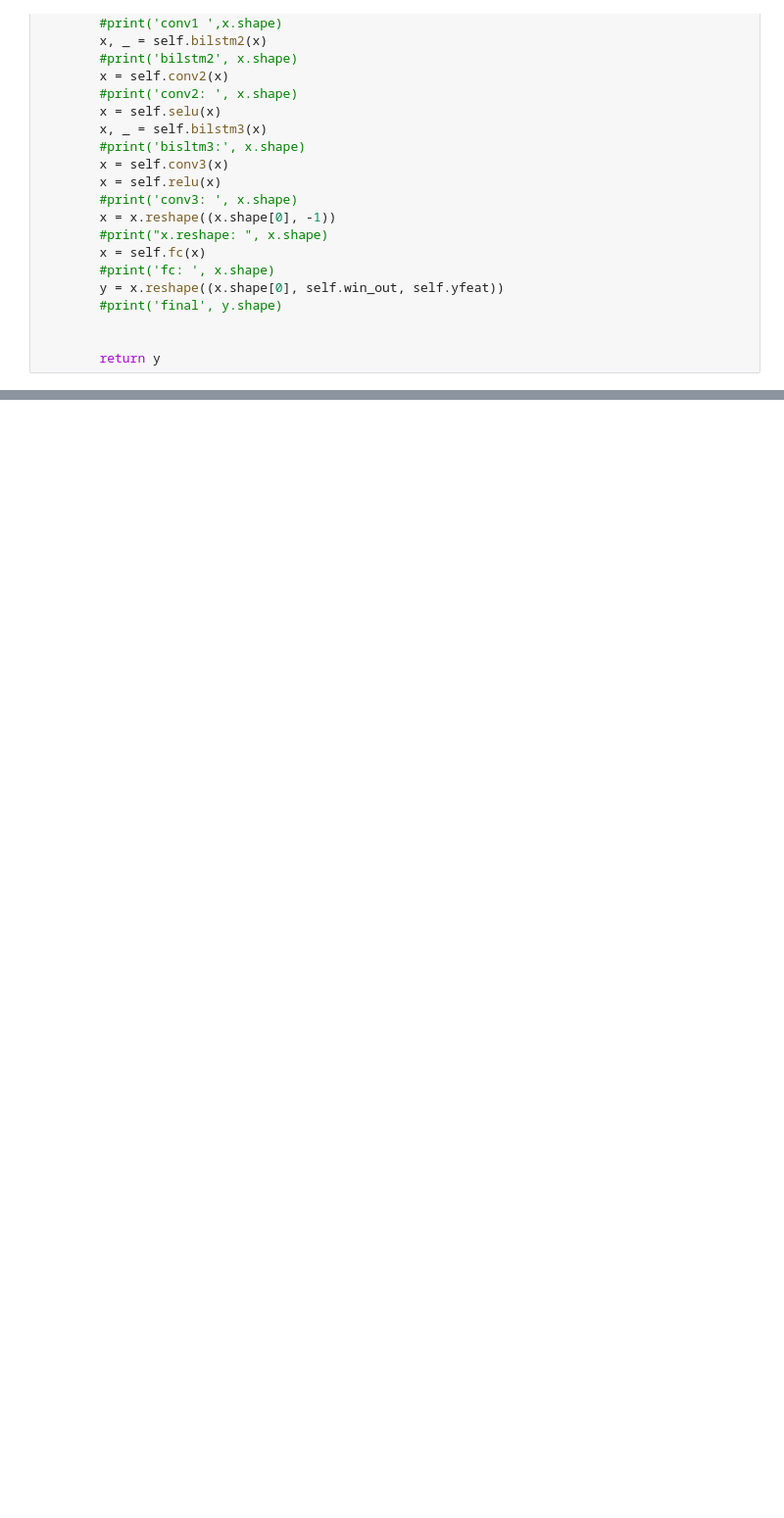
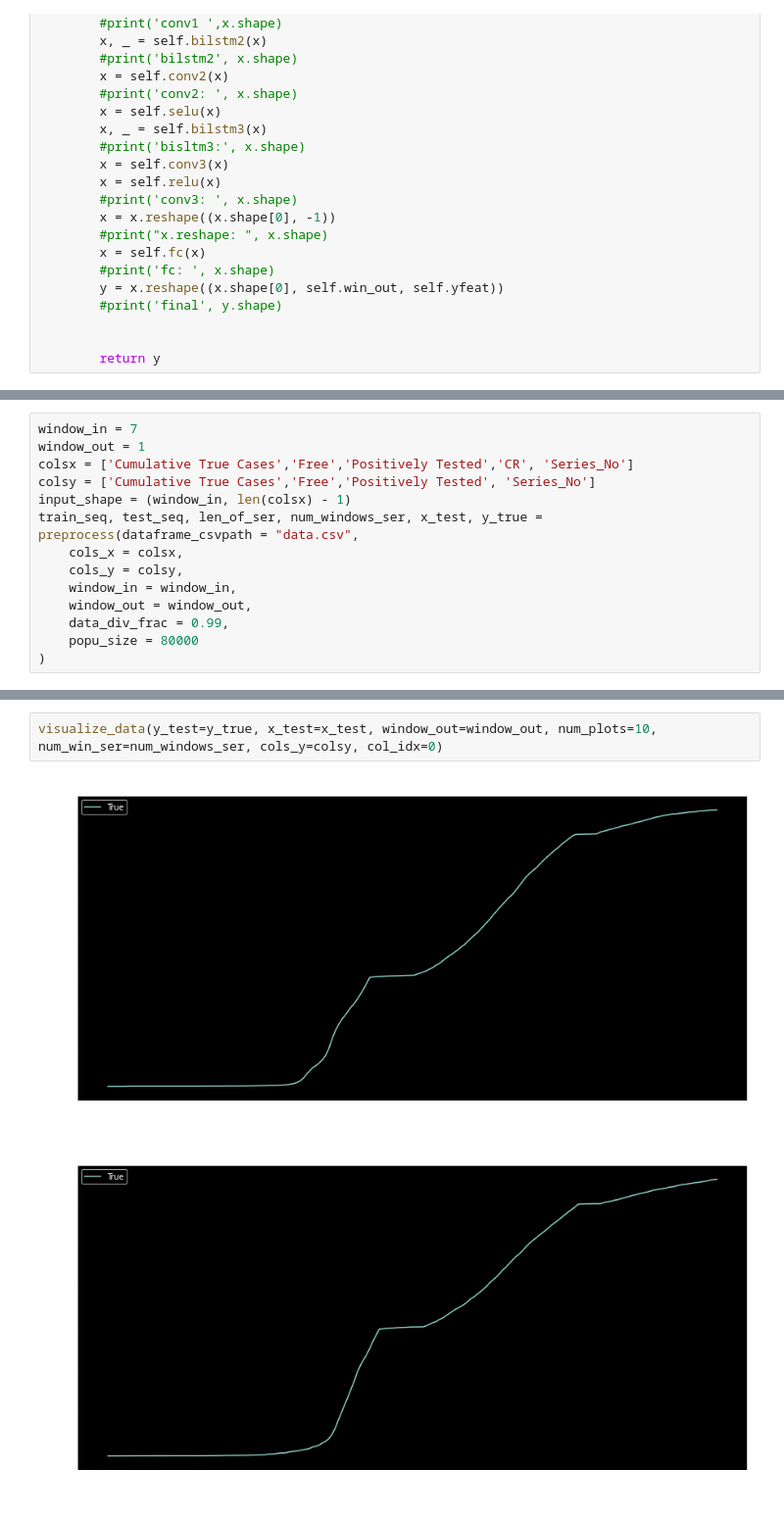
Before and after one commit to matharg7/TSE_SIR, a Jupyter notebook: Conv_Bi_LSTM_torch.ipynb, the cells around one changed output, grey strips where cells are left out. Shown at 98% size. Cells and saved outputs as stored; diff of their text form; blank space fills up the shorter version.

```diff
--- a/Conv_Bi_LSTM_torch.ipynb
+++ b/Conv_Bi_LSTM_torch.ipynb
@@ -65 +70,15 @@ class Conv_Bi_LSTM(nn.Module):
+# %%
+window_in = 7
+window_out = 1
+colsx = ['Cumulative True Cases','Free','Positively Tested','CR', 'Series_No']
+colsy = ['Cumulative True Cases','Free','Positively Tested', 'Series_No']
+input_shape = (window_in, len(colsx) - 1)
+train_seq, test_seq, len_of_ser, num_windows_ser, x_test, y_true = preprocess(dataframe_csvpath = "data.csv",
+    cols_x = colsx,
+    cols_y = colsy,
+    window_in = window_in,
+    window_out = window_out,
+    data_div_frac = 0.99,
+    popu_size = 80000
+)
 # %%
@@ -85 +104,6 @@ Estimated Total Size (MB): 6.54
 ==========================================================================================
+# %%
+visualize_data(y_test=y_true, x_test=x_test, window_out=window_out, num_plots=10, num_win_ser=num_windows_ser, cols_y=colsy, col_idx=0)
+# %% [output]
+[figure, added]
+[figure, added]
```
Also changed, not shown: parts of 12 cells of this notebook, 2 other files.
